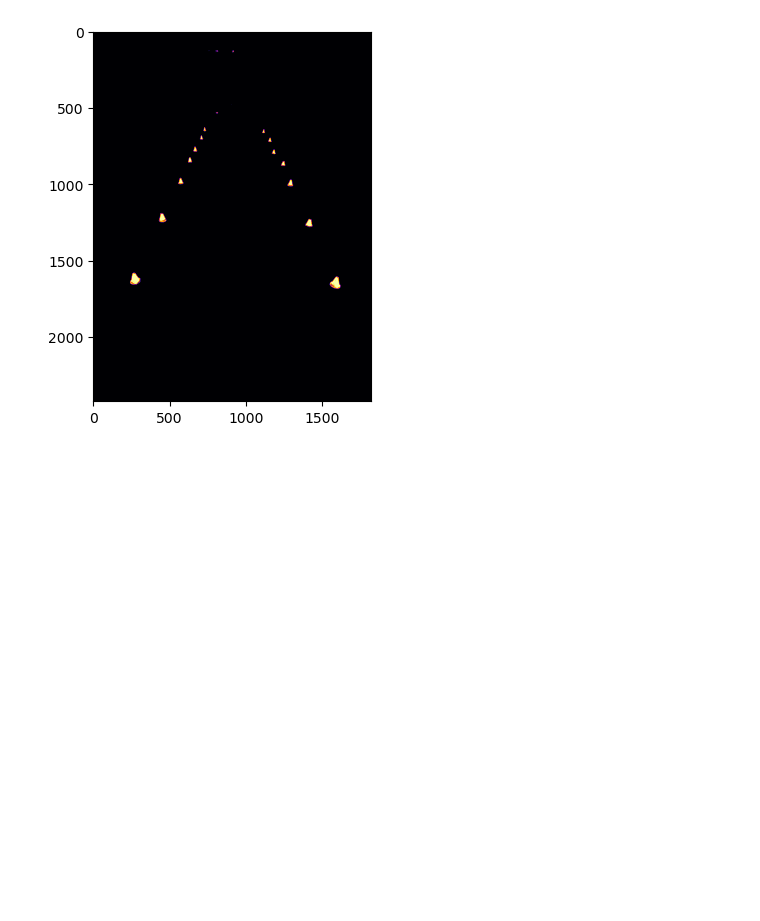
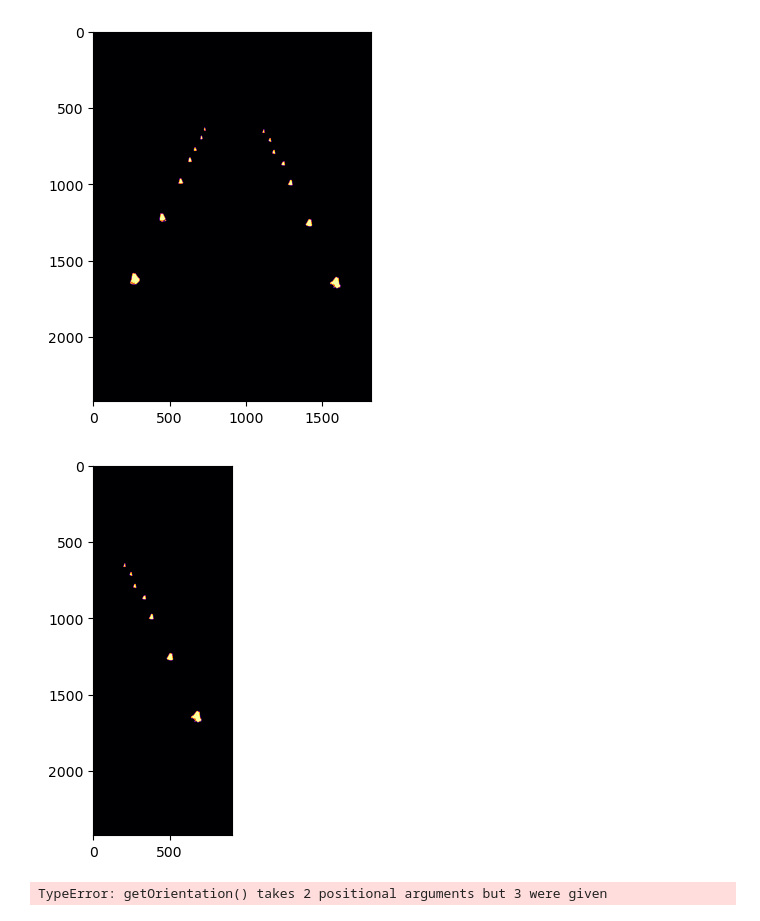
Before and after one commit to residualentropy/CodingChallenges, a Jupyter notebook: perception/Dev.ipynb, the cells around one changed output. Saved outputs shown, nothing was run; the diff lists cells and outputs as text; code cells hidden in the pictures; blank space fills up the shorter version.

```diff
--- a/perception/Dev.ipynb
+++ b/perception/Dev.ipynb
@@ -30,16 +82,37 @@ imdisp(img)
 COLOR_FILTER_LO = np.array([50, 160, 0])
 COLOR_FILTER_HI = np.array([90, 255, 255])
 mask = cv2.inRange(lab, COLOR_FILTER_LO, COLOR_FILTER_HI)
+# Now, we need to "open" the mask to remove any
+# speckle-like noise
+mask = cv2.morphologyEx(mask, cv2.MORPH_OPEN, np.ones((5, 5), np.uint8))
 imdisp(mask, cmap='inferno')
 # %% [output]
 [figure]
 # %%
-# Now, let's turn this into a set of points using
-# SimpleBlobDetector
-params = cv2.SimpleBlobDetector_Params()
-print(params)
-params.filterByColor = False
-params.filterByInertia = False
-params.filterByConvexity = False
-detector = cv2.SimpleBlobDetector(params)
-keypoints = detector.detect(mask)
+# Now, we can split the image in half and deal with both halves:
+half_of_width = mask.shape[1] // 2
+img_l = img[:,:half_of_width]
+img_r = img[:,half_of_width:]
+mask_l = mask[:,:half_of_width]
+mask_r = mask[:,half_of_width:]
+imdisp(mask_r, cmap='inferno')
+# %% [output]
+[figure, added]
+# %%
+# Now, we'll use PCA to get the orientation of each half
+def run_pca(src, drawtarget):
+    contours, _ = cv2.findContours(src, cv2.RETR_LIST, cv2.CHAIN_APPROX_NONE)
+    for i, c in enumerate(contours):
+        # Calculate the area of each contour
+        area = cv2.contourArea(c)
+        # Ignore contours that are too small or too large
+        if area < 1e2 or 1e5 < area:
+            continue
+        # Draw each contour only for visualisation purposes
+        cv2.drawContours(drawtarget, contours, i, (0, 0, 255), 2)
+        # Find the orientation of each shape
+        getOrientation(c, src, drawtarget)
+run_pca(mask_r, img_r)
+imdisp(mask_r)
+# %% [output]
+TypeError: getOrientation() takes 2 positional arguments but 3 were given
```
Also changed, not shown: parts of 3 cells of this notebook, 1 other file.
